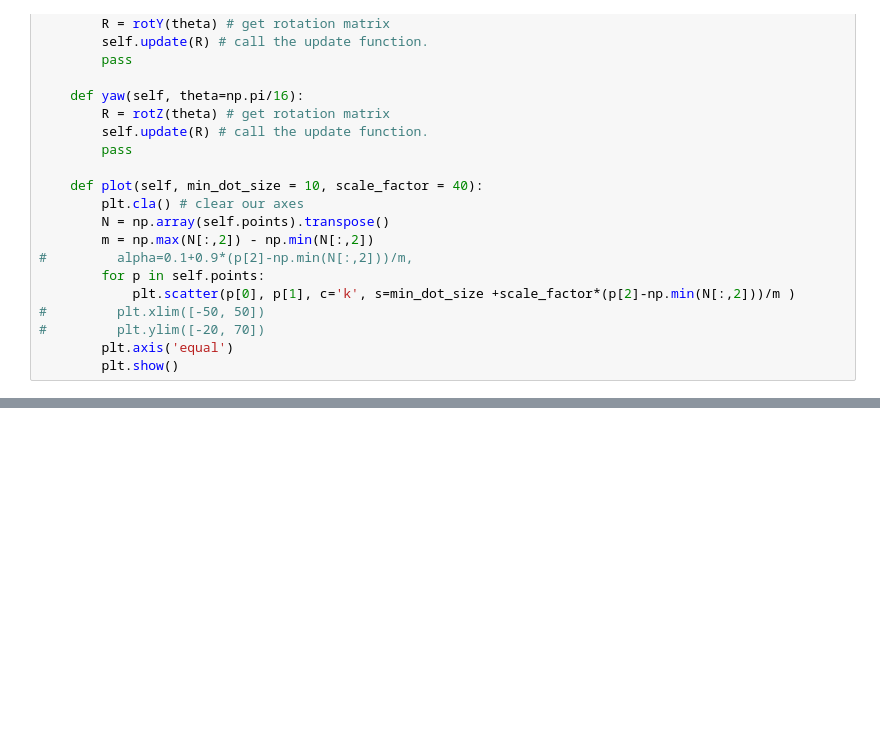
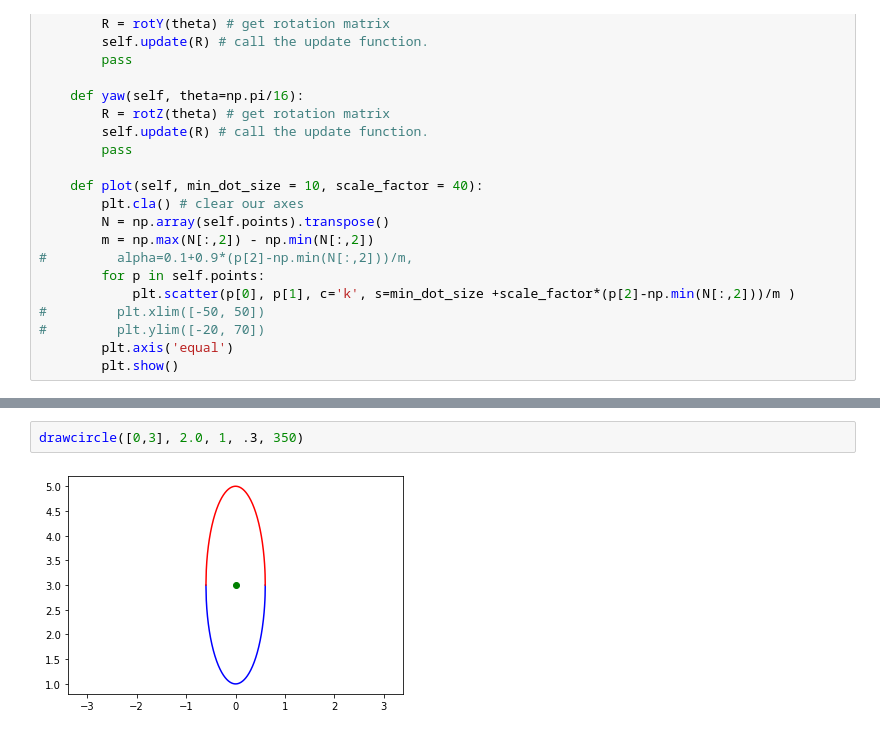
Before and after one commit to rickyle327/Math-Clinic-Fall-2019, a Jupyter notebook: Widget_circle_ellipse_example.ipynb, the cells around one changed output, grey strips where cells are left out. Cells and saved outputs as stored; diff of their text form; blank space fills up the shorter version.

```diff
--- a/Widget_circle_ellipse_example.ipynb
+++ b/Widget_circle_ellipse_example.ipynb
@@ -140,0 +138,4 @@ drawcircle([-1,2], 3.0)
+# %%
+drawcircle([0,3], 2.0, 1, .3, 350)
+# %% [output]
+[figure, added]
```
Also changed, not shown: parts of 6 cells of this notebook.
